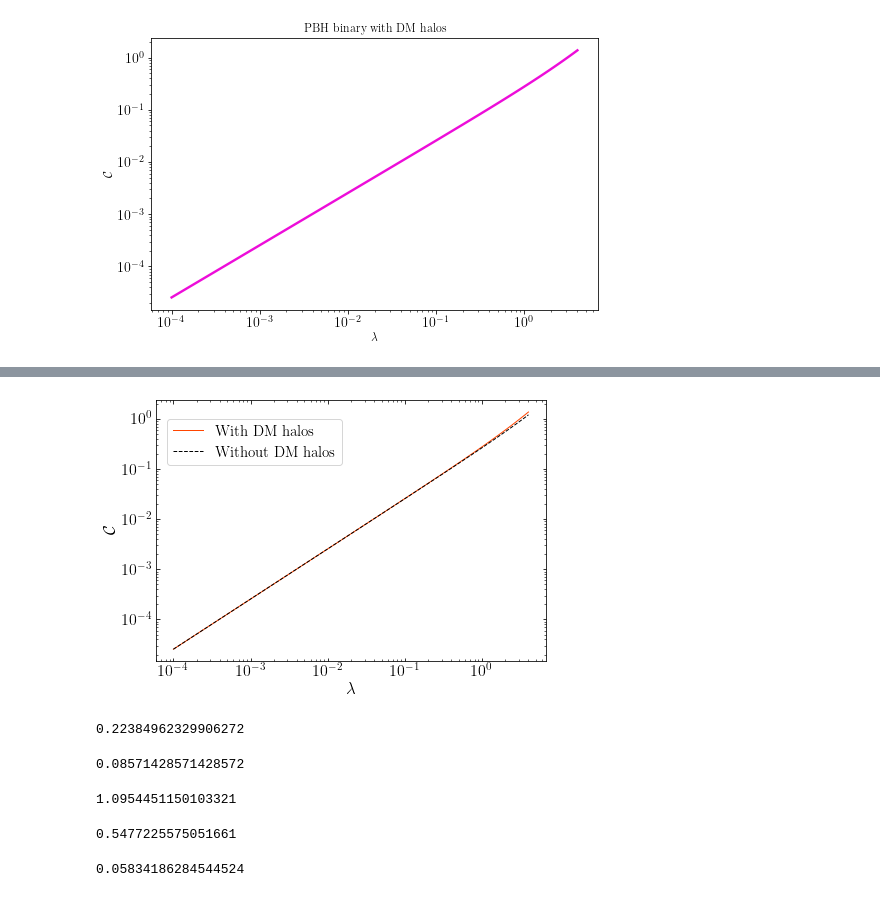
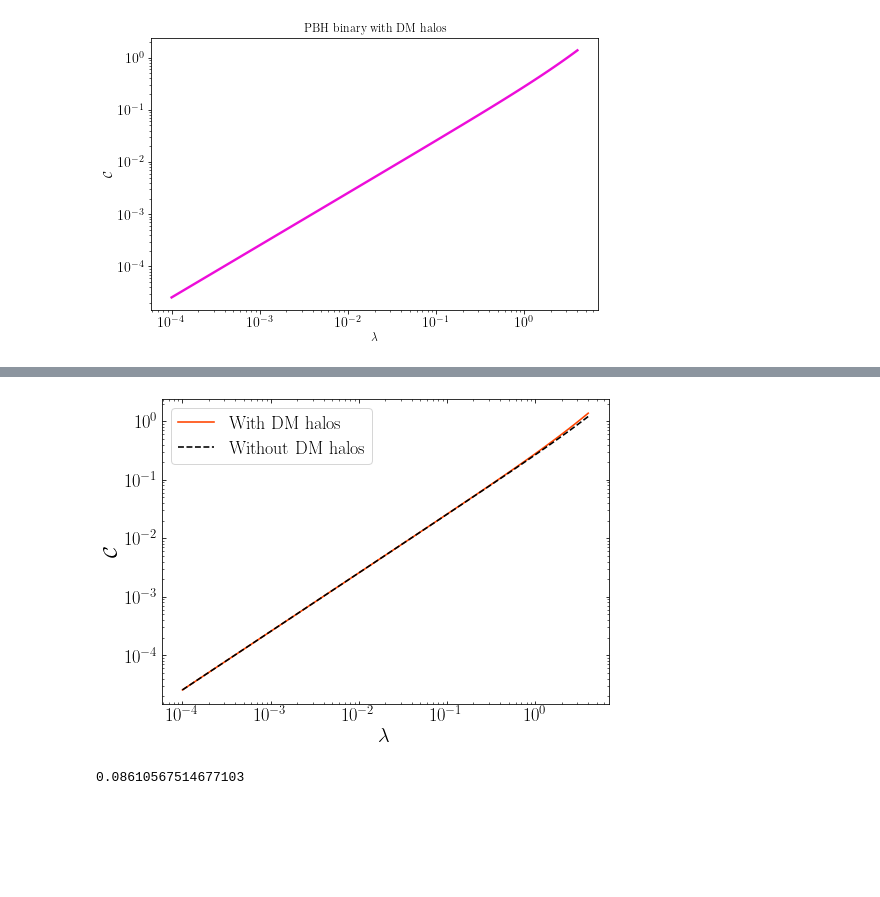
Before and after one commit to pratibhajangra591/Ifca-github, a Jupyter notebook: C vs λ.ipynb, the cells around one changed output, grey strips where cells are left out. Saved outputs shown, nothing was run; the diff lists cells and outputs as text; code cells hidden in the pictures; blank space fills up the shorter version.

```diff
--- a/C vs λ.ipynb
+++ b/C vs λ.ipynb
@@ -318,55 +320,40 @@ Maximum Percentage error= 0.0796 %
 # %%
 #Variation of l^{'} with λ for the PBH binaries with and without DM halos decoupling
 # upto matter-radiation equality.
 
-plt.figure(figsize=(7,4.8))
+plt.figure(figsize = (8, 5.6))
 plt.rcParams['xtick.direction'] = 'in'
 plt.rcParams['ytick.direction'] = 'in'
 plt.rcParams['font.family'] = 'serif'
-plt.tick_params(which='both', right=True, top=True)
+plt.tick_params(which = 'both', right = True, top = True)
 
-plt.rc('lines', linewidth=1)
+plt.rc('lines', linewidth = 1.6)
 
 
-plt.xticks(fontsize=16)
-plt.yticks(fontsize=16)
+plt.xticks(fontsize = 18.5)
+plt.yticks(fontsize = 18.5)
 
 
 plt.loglog(λ_list, l_withhalo_list,'#FF4500')
 plt.loglog(λ_list,l_nohalo_list,'k--')
 
 
-plt.xlabel('$\lambda$',fontsize=17)
-plt.ylabel('$\mathcal{C}$',fontsize=17)
+plt.xlabel('$\lambda$',fontsize = 20.5)
+plt.ylabel('$\mathcal{C}$',fontsize = 20.5)
 
-plt.legend([ "With DM halos", "Without DM halos"],prop = {'size':15}, facecolor = 'white',
-           loc=(0.03,0.75), shadow = False,fontsize=100)
+plt.legend([ "With DM halos", "Without DM halos"], prop = {'size':18}, facecolor = 'white',
+           loc = 'upper left', shadow = False, fontsize = 100)
 
-plt.savefig("Cvslambda.pdf", bbox_inches="tight")
+plt.savefig("Cvslambda.pdf", bbox_inches = "tight")
 plt.show()
 # %% [output]
-[figure, old version]
+[figure, new version]
 # %%
-import numpy as np
-(0.2555/np.sqrt(0.0977))*0.5477*0.5
+# So, the general form of C for PBH binaries with and without dark matter halos
+# is given as:-
+   #                C_nohalo = (0.2552 + 0.0113*λ_0)*λ_0
+   #                C_halo  =  (0.2555 + 0.02204*λ_0)*λ_0
-# %% [output]
-0.22384962329906272
-# %%
-0.0219/0.2555
-# %% [output]
-0.08571428571428572
 # %%
-(6/5)**(1/2)
+0.0220/0.2555
 # %% [output]
-1.0954451150103321
+0.08610567514677103
-# %%
-import numpy as np
-
-x = np.sqrt(6/5)
-x*0.5
-# %% [output]
-0.5477225575051661
-# %%
-0.0057/0.0977
-# %% [output]
-0.05834186284544524
```
Also changed, not shown: parts of 15 cells of this notebook.
